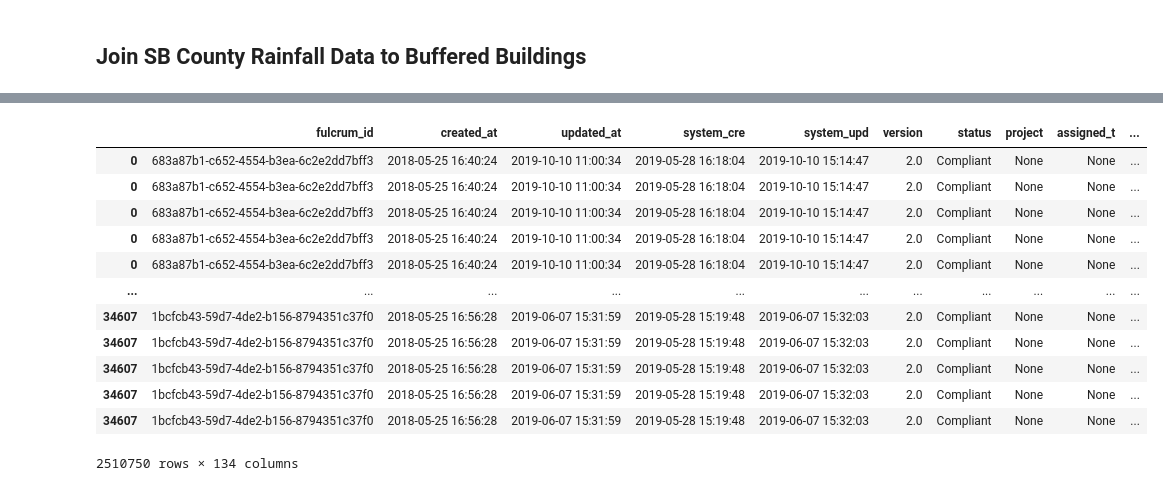
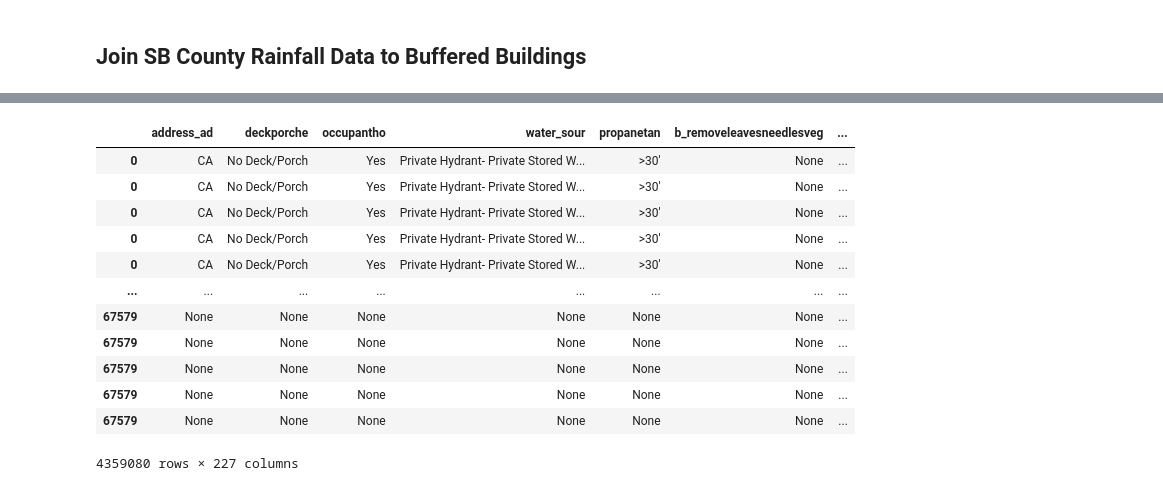
Before and after one commit to wildfire-prep/data-preparation, a Jupyter notebook: code/03_rainfall/join_rainfall.ipynb, the cells around one changed output, grey strips where cells are left out. Saved outputs shown, nothing was run; the diff lists cells and outputs as text; code cells hidden in the pictures.

```diff
--- a/code/03_rainfall/join_rainfall.ipynb
+++ b/code/03_rainfall/join_rainfall.ipynb
@@ -18,6 +18,6 @@ import config
 # %%
 # Load building data
 buffered_buildings = os.path.join(config.data_dir, "PUZZLE_PIECES", "inspections_master.geojson")
-buffered_buildings = gpd.read_file(buffered_buildings).drop('index_right', axis = 1)
+buffered_buildings = gpd.read_file(buffered_buildings)
 buffered_buildings
 # %% [output]
@@ -62 +79,9 @@ rain_gdf
 4609 rows × 8 columns
+# %%
+# Convert buffered building to points instead of polygons
+inspection_points = gpd.GeoDataFrame(
+    buffered_buildings,
+    geometry=gpd.points_from_xy(buffered_buildings['longitude'], buffered_buildings['latitude']),
+    crs=config.albers_crs
+)
+inspection_points
@@ -63,27 +102,27 @@ rain_gdf
 # %%
 # Check that the CRS match
-if buffered_buildings.crs != rain_gdf.crs:
-    buffered_buildings = buffered_buildings.to_crs(rain_gdf.crs)
+if inspection_points.crs != rain_gdf.crs:
+    inspection_points = inspection_points.to_crs(rain_gdf.crs)
 # %%
 # Try using thesian polygons to determine what rain gauges are nearest to each buffered building
 closest_rain = gpd.sjoin_nearest(
-    buffered_buildings,
+    inspection_points,
     rain_gdf[['station_id', 'geometry']],
     distance_col='station_distance'
 )
 closest_rain
 # %% [output]
-|  | fulcrum_id | created_at | updated_at | system_cre | system_upd | version | status | project | assigned_t | ... |
-| 0 | 683a87b1-c652-4554-b3ea-6c2e2dd7bff3 | 2018-05-25 16:40:24 | 2019-10-10 11:00:34 | 2019-05-28 16:18:04 | 2019-10-10 15:14:47 | 2.0 | Compliant | None | None | ... |
-| 0 | 683a87b1-c652-4554-b3ea-6c2e2dd7bff3 | 2018-05-25 16:40:24 | 2019-10-10 11:00:34 | 2019-05-28 16:18:04 | 2019-10-10 15:14:47 | 2.0 | Compliant | None | None | ... |
-| 0 | 683a87b1-c652-4554-b3ea-6c2e2dd7bff3 | 2018-05-25 16:40:24 | 2019-10-10 11:00:34 | 2019-05-28 16:18:04 | 2019-10-10 15:14:47 | 2.0 | Compliant | None | None | ... |
-| 0 | 683a87b1-c652-4554-b3ea-6c2e2dd7bff3 | 2018-05-25 16:40:24 | 2019-10-10 11:00:34 | 2019-05-28 16:18:04 | 2019-10-10 15:14:47 | 2.0 | Compliant | None | None | ... |
-| 0 | 683a87b1-c652-4554-b3ea-6c2e2dd7bff3 | 2018-05-25 16:40:24 | 2019-10-10 11:00:34 | 2019-05-28 16:18:04 | 2019-10-10 15:14:47 | 2.0 | Compliant | None | None | ... |
-| ... | ... | ... | ... | ... | ... | ... | ... | ... | ... | ... |
-| 34607 | 1bcfcb43-59d7-4de2-b156-8794351c37f0 | 2018-05-25 16:56:28 | 2019-06-07 15:31:59 | 2019-05-28 15:19:48 | 2019-06-07 15:32:03 | 2.0 | Compliant | None | None | ... |
-| 34607 | 1bcfcb43-59d7-4de2-b156-8794351c37f0 | 2018-05-25 16:56:28 | 2019-06-07 15:31:59 | 2019-05-28 15:19:48 | 2019-06-07 15:32:03 | 2.0 | Compliant | None | None | ... |
-| 34607 | 1bcfcb43-59d7-4de2-b156-8794351c37f0 | 2018-05-25 16:56:28 | 2019-06-07 15:31:59 | 2019-05-28 15:19:48 | 2019-06-07 15:32:03 | 2.0 | Compliant | None | None | ... |
-| 34607 | 1bcfcb43-59d7-4de2-b156-8794351c37f0 | 2018-05-25 16:56:28 | 2019-06-07 15:31:59 | 2019-05-28 15:19:48 | 2019-06-07 15:32:03 | 2.0 | Compliant | None | None | ... |
-| 34607 | 1bcfcb43-59d7-4de2-b156-8794351c37f0 | 2018-05-25 16:56:28 | 2019-06-07 15:31:59 | 2019-05-28 15:19:48 | 2019-06-07 15:32:03 | 2.0 | Compliant | None | None | ... |
+|  | address_ad | deckporche | occupantho | water_sour | propanetan | b_removeleavesneedlesveg | ... |
+| 0 | CA | No Deck/Porch | Yes | Private Hydrant- Private Stored W... | >30' | None | ... |
+| 0 | CA | No Deck/Porch | Yes | Private Hydrant- Private Stored W... | >30' | None | ... |
+| 0 | CA | No Deck/Porch | Yes | Private Hydrant- Private Stored W... | >30' | None | ... |
+| 0 | CA | No Deck/Porch | Yes | Private Hydrant- Private Stored W... | >30' | None | ... |
+| 0 | CA | No Deck/Porch | Yes | Private Hydrant- Private Stored W... | >30' | None | ... |
+| ... | ... | ... | ... | ... | ... | ... | ... |
+| 67579 | None | None | None | None | None | None | ... |
+| 67579 | None | None | None | None | None | None | ... |
+| 67579 | None | None | None | None | None | None | ... |
+| 67579 | None | None | None | None | None | None | ... |
+| 67579 | None | None | None | None | None | None | ... |
-2510750 rows × 134 columns
+4359080 rows × 227 columns
 # %%
```
Also changed, not shown: parts of 5 cells of this notebook, 1 other file.
